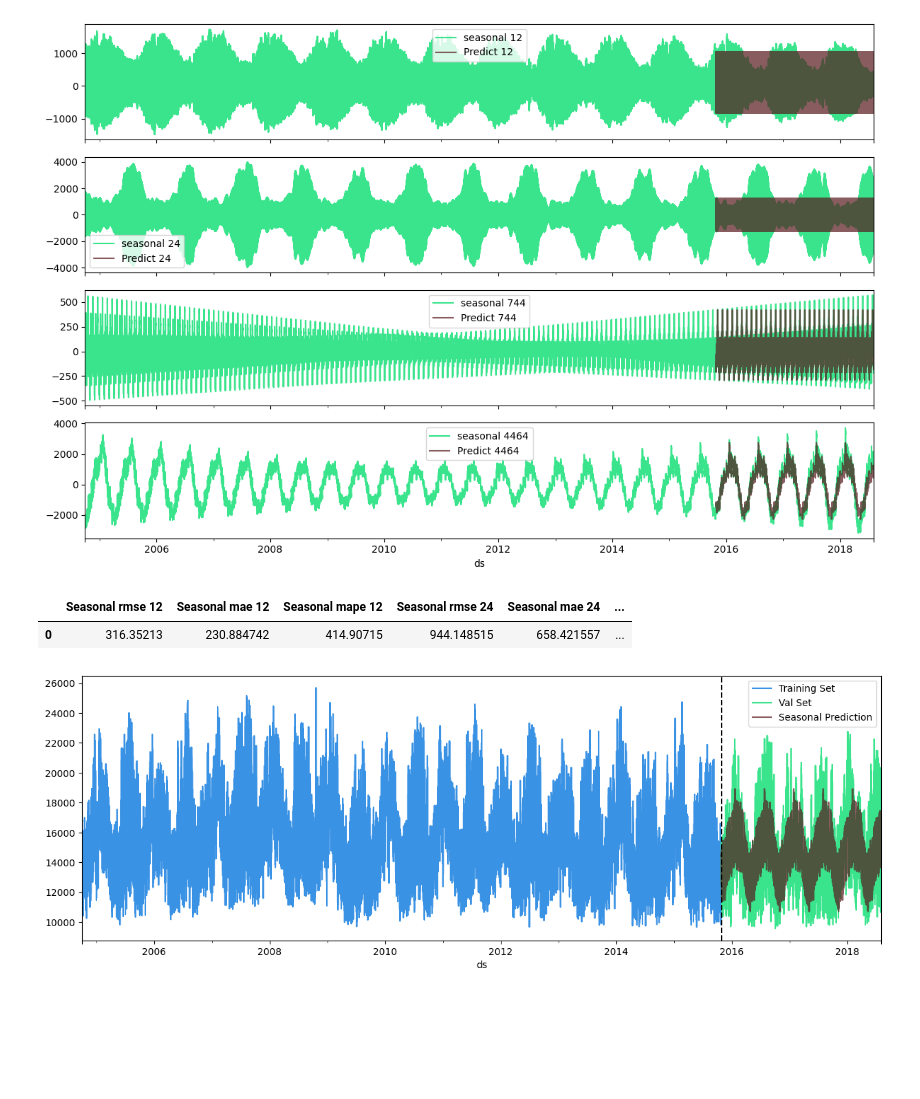
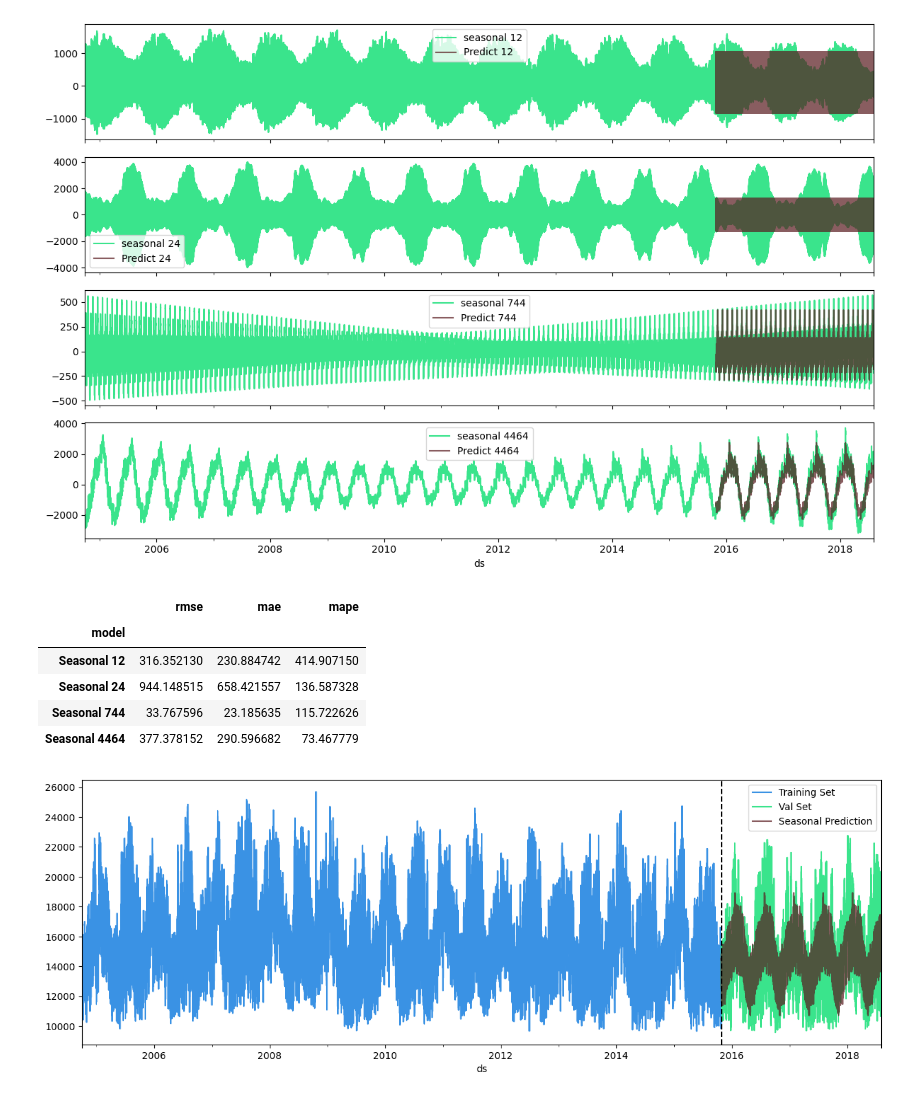
Before and after one commit to HannaHalka/Time-Series, a Jupyter notebook: Ass4/Assignment4.ipynb, the cells around one changed output. Saved outputs shown, nothing was run; the diff lists cells and outputs as text; code cells hidden in the pictures; blank space fills up the shorter version.

```diff
--- a/Ass4/Assignment4.ipynb
+++ b/Ass4/Assignment4.ipynb
@@ -373,28 +373,23 @@ plt.show()
 # %% [output]
 [figure]
 # %%
-aep12_rmse, aep12_mae, aep12_mape = calculate(val_aep['seasonal_12'], fcst_12)
-aep24_rmse, aep24_mae, aep24_mape = calculate(val_aep['seasonal_24'], fcst_24)
+aep12_rmse, aep12_mae, aep12_mape = calculate(val_aep['seasonal_12'],   fcst_12)
+aep24_rmse, aep24_mae, aep24_mape = calculate(val_aep['seasonal_24'],   fcst_24)
 aep744_rmse, aep744_mae, aep744_mape = calculate(val_aep['seasonal_744'], fcst_744)
 aep4464_rmse, aep4464_mae, aep4464_mape = calculate(val_aep['seasonal_4464'], fcst_4464)
 
-d = {
-    'Seasonal rmse 12': aep12_rmse,
-    'Seasonal mae 12': aep12_mae,
-    'Seasonal mape 12': aep12_mape,
-    'Seasonal rmse 24': aep24_rmse,
-    'Seasonal mae 24': aep24_mae,
-    'Seasonal mape 24': aep24_mape,
-    'Seasonal rmse 744': aep744_rmse,
-    'Seasonal mae 744': aep744_mae,
-    'Seasonal mape 744': aep744_mape,
-    'Seasonal rmse 4464': aep4464_rmse,
-    'Seasonal mae 4464': aep4464_mae,
-    'Seasonal mape 4464': aep4464_mape,
-}
+df = pd.DataFrame({
+    'model': ['Seasonal 12', 'Seasonal 24', 'Seasonal 744', 'Seasonal 4464'],
+    'rmse':  [aep12_rmse,    aep24_rmse,    aep744_rmse,    aep4464_rmse],
+    'mae':   [aep12_mae,     aep24_mae,     aep744_mae,     aep4464_mae],
+    'mape':  [aep12_mape,    aep24_mape,    aep744_mape,    aep4464_mape],
+}).set_index('model')
 
-df = pd.DataFrame([d])
 df
 # %% [output]
-|  | Seasonal rmse 12 | Seasonal mae 12 | Seasonal mape 12 | Seasonal rmse 24 | Seasonal mae 24 | ... |
-| 0 | 316.35213 | 230.884742 | 414.90715 | 944.148515 | 658.421557 | ... |
+|  | rmse | mae | mape |
+| model |  |  |  |
+| Seasonal 12 | 316.352130 | 230.884742 | 414.907150 |
+| Seasonal 24 | 944.148515 | 658.421557 | 136.587328 |
+| Seasonal 744 | 33.767596 | 23.185635 | 115.722626 |
+| Seasonal 4464 | 377.378152 | 290.596682 | 73.467779 |
```
Also changed, not shown: parts of 5 cells of this notebook, 5 other files.
